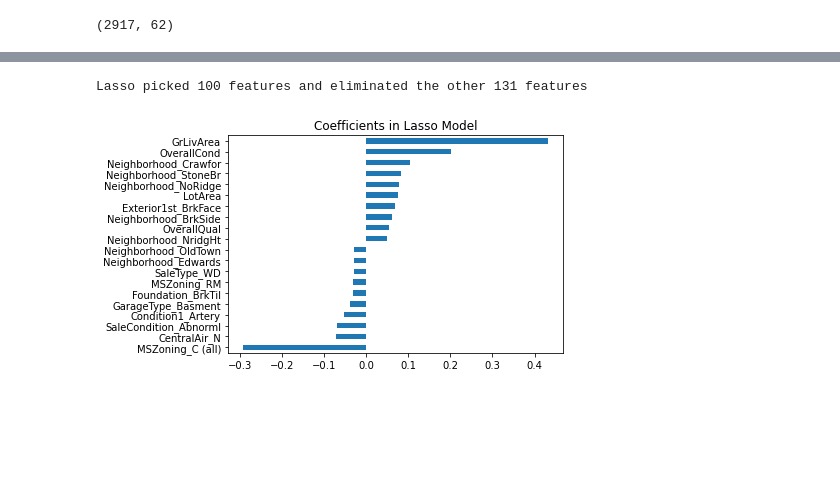
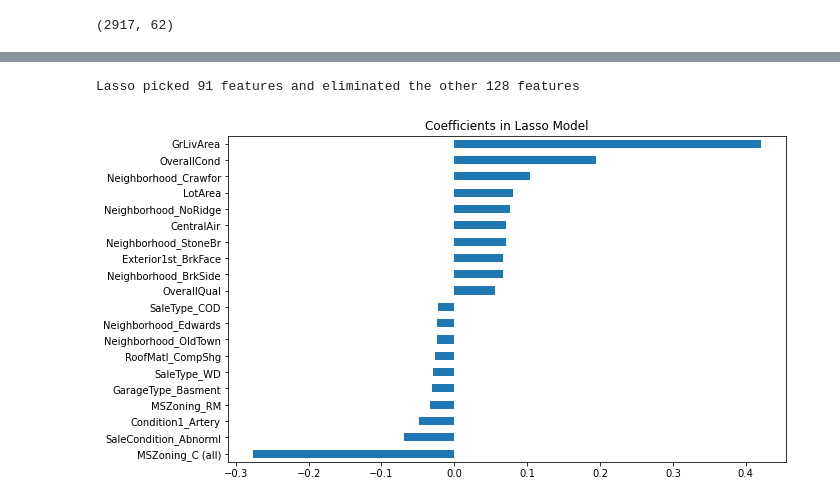
Before and after one commit to emilywang10/ameshousingML, a Jupyter notebook: Ames Housing ML.ipynb, the cells around one changed output, grey strips where cells are left out. Cells and saved outputs as stored; diff of their text form; code cells hidden in the pictures; blank space fills up the shorter version.

```diff
--- a/Ames Housing ML.ipynb
+++ b/Ames Housing ML.ipynb
@@ -344,8 +346,5 @@ dtype: float64
 # %%
-#Log transformation of skewed numerical features
-for feat in high_skew.index:
-    combined[feat] = np.log1p(combined[feat].astype('float'))
-
+#Visualize the log transformation
 skew_plt = list(high_skew.index)
 for i in skew_plt:
     fig, ax=plt.subplots()
@@ -375,15 +373,18 @@ combined = combined.replace({
     #Basement average rec room coded equivalent to average living quarters
     'BsmtFinType1':{'GLQ':5, 'ALQ':4, 'BLQ':3, 'Rec':4, 'LwQ':2, 'Unf':1, 'None':0},
     'BsmtFinType2':{'GLQ':5, 'ALQ':4, 'BLQ':3, 'Rec':4, 'LwQ':2, 'Unf':1, 'None':0},
-    'HeatingQC': quality, 'CentralAir': {'No':0, 'Yes':1},
+    'HeatingQC': quality,
+    'CentralAir': {'N':0, 'Y':1},
     'KitchenQual': quality,
     'Functional':{'Typ':7, 'Min1':6, 'Min2':5, 'Mod':4, 'Maj1':3, 'Maj2':2, 'Sev':1, 'Sal':0},
     'FireplaceQu' : quality,
     'GarageFinish':{'Fin':3, 'RFn':2, 'Unf':1, 'None':0},
-    'GarageQual' :quality, 'GarageCond' :quality,
-    'PavedDrive' :{'Y':2, 'P':1, 'N':0},
-    'PoolQC' : quality,
+    'GarageQual':quality, 'GarageCond' :quality,
+    'PavedDrive':{'Y':2, 'P':1, 'N':0},
+    'PoolQC': quality,
+    'Fence':{'GdPrv':2,'MnPrv':1,'GdWo':2,'MnWw':1,'None':0}
 })
+
 combined.shape
 # %% [output]
 (2917, 62)
@@ -389,0 +414,3 @@ combined.shape
+# %%
+combined = combined.drop(columns=['Alley','Heating','MiscFeature','Condition2'])
+combined.shape
@@ -410,8 +439,7 @@ x_train_cat.shape, x_test_cat.shape
 # %%
 #Split train data for training model
-
 x_train, x_test, y_train, y_test = train_test_split(x_train, y, test_size=.30, random_state=0)
-x_train_cat, x_test_cat, y_train, y_test = train_test_split(x_train_cat, y, test_size=.30, random_state=0)
+x_train_cat, x_test_cat, y_train_cat, y_test_cat = train_test_split(x_train_cat, y, test_size=.30, random_state=0)
 # %%
 # RMSE error measure
 
@@ -502,13 +531,14 @@ Lasso RMSE on Test set : 0.1198578010199681
 # %%
 # Plot Lasso important coefficients
-coefs = pd.Series(lasso.coef_, index = x_train.columns)
-print("Lasso picked " + str(sum(coefs != 0)) + " features and eliminated the other " +  \
-      str(sum(coefs == 0)) + " features")
-imp_coefs = pd.concat([coefs.sort_values().head(10),
-                     coefs.sort_values().tail(10)])
+l_coefs = pd.Series(lasso.coef_, index = x_train.columns)
+print("Lasso picked " + str(sum(l_coefs != 0)) + " features and eliminated the other " +  \
+      str(sum(l_coefs == 0)) + " features")
+imp_coefs = pd.concat([l_coefs.sort_values().head(10),
+                     l_coefs.sort_values().tail(10)])
+plt.figure(figsize=(10,6))
 imp_coefs.plot(kind = "barh")
 plt.title("Coefficients in Lasso Model")
 plt.show()
 # %% [output]
-Lasso picked 100 features and eliminated the other 131 features
+Lasso picked 91 features and eliminated the other 128 features
-[figure, old version]
+[figure, new version]
```
Also changed, not shown: parts of 35 cells of this notebook.
